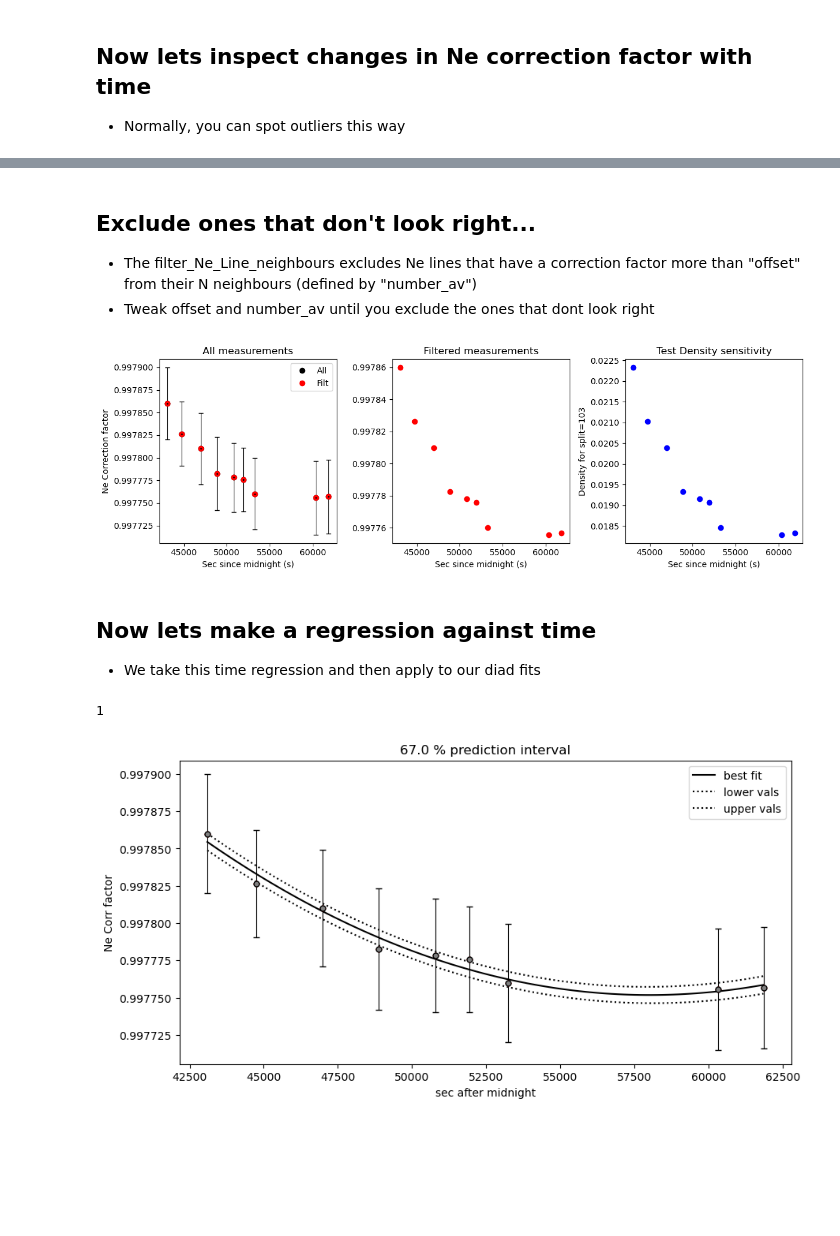
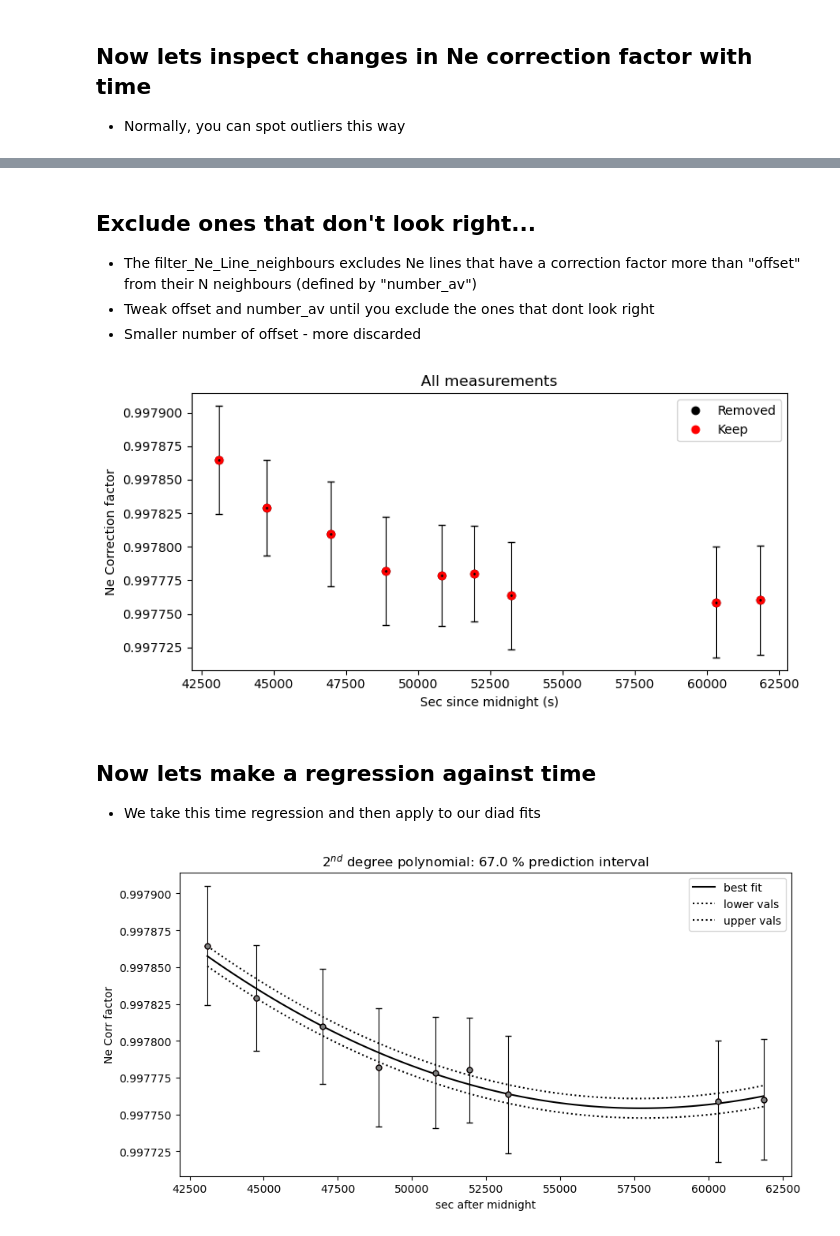
Before and after one commit to PennyWieser/DiadFit, a Jupyter notebook: docs/Examples/Example1b_CO2_Fluid_Inclusions/Step1_Fit_Your_Ne_Lines.ipynb, the cells around one changed output, grey strips where cells are left out. Drawn from its saved outputs; the diff is of its cells as text; code cells hidden in the pictures; blank space fills up the shorter version.

```diff
--- a/docs/Examples/Example1b_CO2_Fluid_Inclusions/Step1_Fit_Your_Ne_Lines.ipynb
+++ b/docs/Examples/Example1b_CO2_Fluid_Inclusions/Step1_Fit_Your_Ne_Lines.ipynb
@@ -158,7 +169,7 @@ Name: 1σ_Ne_Corr, dtype: float64
 # %%
 ## Get meta files
 Ne_files_meta=pf.get_files(path=meta_path,
-file_ext='txt', ID_str='N',
+file_ext='txt', ID_str='Ne',
 exclude_str=['diad'], sort=False)
 
 Ne_files_meta[0:5]
@@ -166,7 +177,7 @@ Ne_files_meta[0:5]
 ['Ne1.txt', 'Ne2.txt', 'Ne3.txt', 'Ne4.txt', 'Ne5.txt']
 # %%
 meta=pf.stitch_metadata_in_loop_witec(path=meta_path,
-Allfiles=Ne_files_meta, prefix=False)
+Allfiles=Ne_files_meta, prefix=prefix, trupower=True)
 meta.head()
 # %% [output]
 Done
@@ -184,7 +190,6 @@ Ne1.txt
 # %%
 # remove these to get the pure file name you can compare
 file_m=pf.extracting_filenames_generic(names=meta['filename'],
-    prefix=False, str_prefix=None,
    file_type='.txt')
 file_m
 # %% [output]
@@ -198,7 +203,6 @@ print(df2['filename'][0])
 Ne1.txt
 # %%
 file_s=pf.extracting_filenames_generic(names=df2['filename'],
-    prefix=False, str_prefix=' ',
    file_type='.txt')
 file_s
 # %% [output]
@@ -244,43 +236,32 @@ df_combo_sort.to_clipboard(excel=True)
 ## Exclude ones that don't look right...
 - The filter_Ne_Line_neighbours excludes Ne lines that have a correction factor more than "offset" from their N neighbours (defined by "number_av")
 - Tweak offset and number_av until you exclude the ones that dont look right
+- Smaller number of offset - more discarded
 # %%
 filt=pf.filter_Ne_Line_neighbours(Corr_factor=df_combo['Ne_Corr'],
-                    number_av=5, offset=0.0002)
+                    number_av=3, offset=0.00004)
 # Now lets plot this to see
-fig, (ax1, ax2, ax3) = plt.subplots(1, 3, figsize=(12,4))
+fig, (ax1) = plt.subplots(1, 1, figsize=(8,4))
 ax1.errorbar(df_combo['sec since midnight'], df_combo['Ne_Corr'], xerr=0,
 yerr=df_combo['1σ_Ne_Corr'], fmt='d', ecolor='k', elinewidth=0.8, mfc='cyan', ms=1, mec='k', capsize=3)
-ax1.plot(df_combo['sec since midnight'], df_combo['Ne_Corr'],   'ok', label='All')
-ax1.plot(df_combo['sec since midnight'], filt,  'or', label='Filt')
+ax1.plot(df_combo['sec since midnight'], df_combo['Ne_Corr'],   'ok', label='Removed')
+ax1.plot(df_combo['sec since midnight'], filt,  'or', label='Keep')
+
 ax1.legend()
-ax2.plot(df_combo['sec since midnight'], filt,  'or', label='Filt')
-
-test_split=103
-split=filt*test_split
-density_test=pf.calculate_density_cornell(temp='SupCrit', Split=split)
-ax3.plot(df_combo['sec since midnight'].loc[density_test['Preferred D']>0],
-         density_test['Preferred D'].loc[density_test['Preferred D']>0], 'ob')
-
 
 ax1.set_xlabel('Sec since midnight (s)')
 ax1.set_ylabel('Ne Correction factor')
 ax1.set_title('All measurements')
-ax2.set_xlabel('Sec since midnight (s)')
-ax2.set_title('Filtered measurements')
-ax3.set_xlabel('Sec since midnight (s)')
-ax3.set_ylabel('Density for split=' + str(test_split))
-ax3.set_title('Test Density sensitivity')
+
 fig.tight_layout()
 # %% [output]
-[figure, old version]
+[figure, new version]
 # %% [markdown]
 ## Now lets make a regression against time
 - We take this time regression and then apply to our diad fits
 # %%
-df_combo_filt=df_combo[density_test['Preferred D']>0]
-pf.plot_and_save_Ne_line_pickle(time=df_combo_filt['sec since midnight'], Ne_corr=df_combo_filt,
-N_poly=2, CI=0.67)
+keep=filt>0
+pf.generate_Ne_corr_model(time=df_combo['sec since midnight'].loc[keep], Ne_corr=df_combo.loc[keep],
+N_poly=2, CI=0.67, pkl_name='Neon_corr_model.pkl')
 # %% [output]
-1
-[figure, old version]
+[figure, new version]
```
Also changed, not shown: parts of 16 cells of this notebook, 37 other files.
